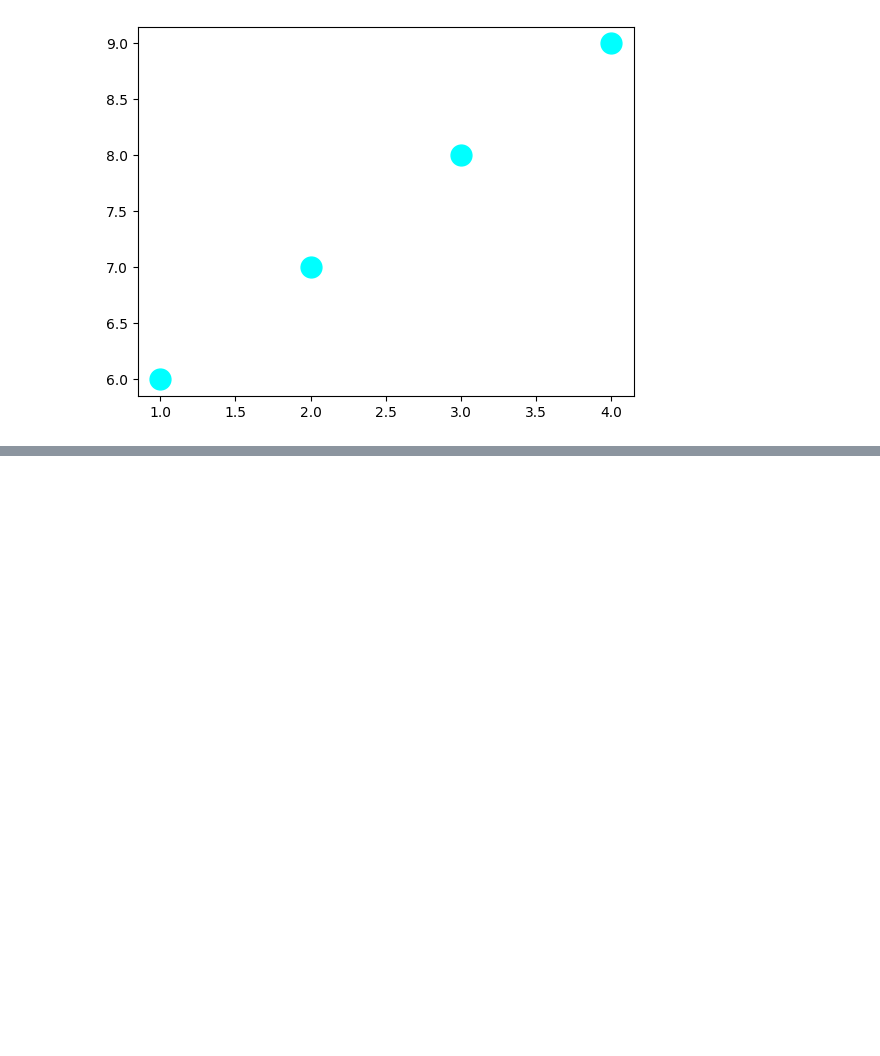
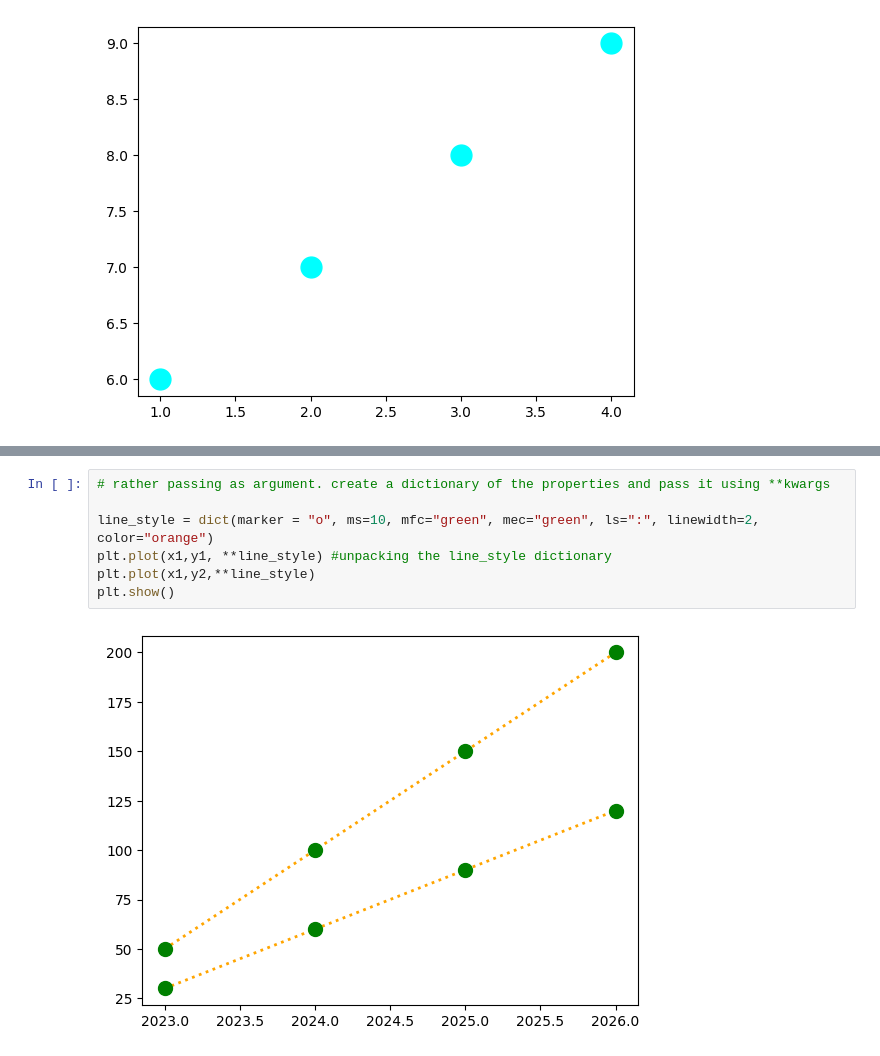
Before and after one commit to Ananya-Yadav-Dev/Matplotlib, a Jupyter notebook: PlotCustomization.ipynb, the cells around one changed output, grey strips where cells are left out. Cells and saved outputs as stored; diff of their text form; blank space fills up the shorter version.

```diff
--- a/PlotCustomization.ipynb
+++ b/PlotCustomization.ipynb
@@ -61,0 +83,9 @@ plt.show()
+# %%
+# rather passing as argument. create a dictionary of the properties and pass it using **kwargs
+
+line_style = dict(marker = "o", ms=10, mfc="green", mec="green", ls=":", linewidth=2, color="orange")
+plt.plot(x1,y1, **line_style) #unpacking the line_style dictionary
+plt.plot(x1,y2,**line_style)
+plt.show()
+# %% [output]
+[figure, added]
```
Also changed, not shown: parts of 3 cells of this notebook, 1 other file.
